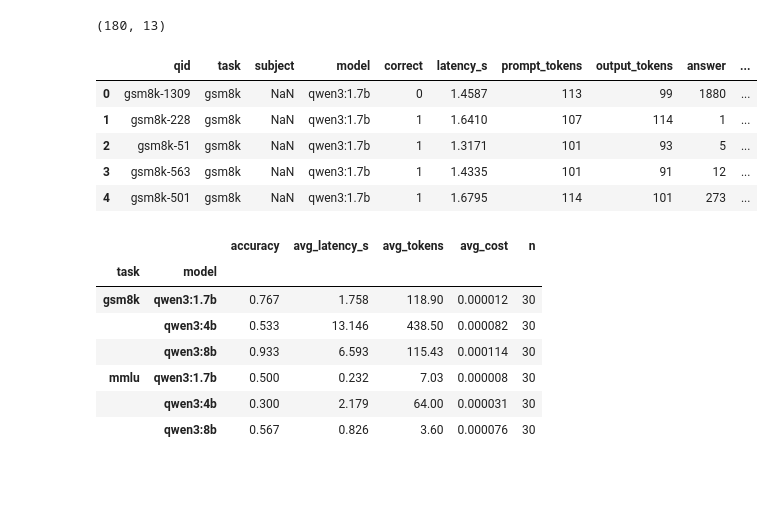
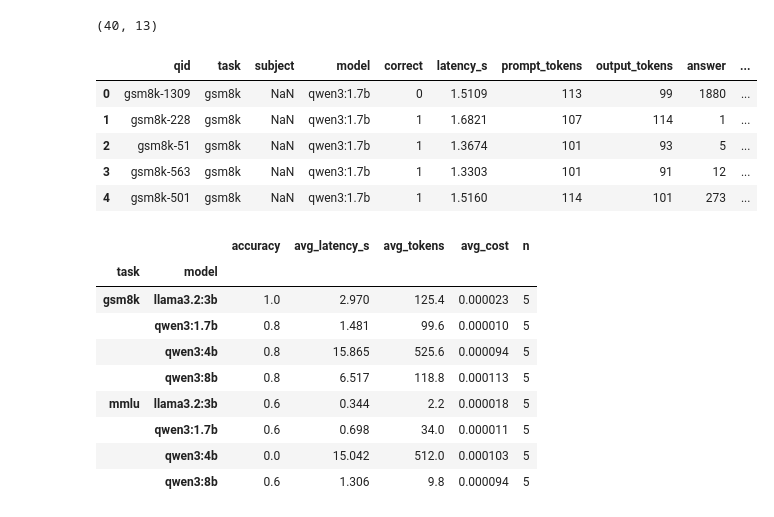
Before and after one commit to mihaighise/llm-based-rl-agent-router, a Jupyter notebook: analysis.ipynb, the cells around one changed output. Saved outputs shown, nothing was run; the diff lists cells and outputs as text; code cells hidden in the pictures; blank space fills up the shorter version.

```diff
--- a/analysis.ipynb
+++ b/analysis.ipynb
@@ -1,27 +1,27 @@
 # %%
 import pandas as pd
 import matplotlib.pyplot as plt
 
 # Load data and add cost per prompt
 
-MODELS = ["qwen3:1.7b", "qwen3:4b", "qwen3:8b"]   # small → large
+MODELS = ["qwen3:1.7b", "llama3.2:3b", "qwen3:4b", "qwen3:8b"]   # small → large
 
 # Simulated price in $ per 1M tokens, scaled by model size
-PRICE = {"qwen3:1.7b": 0.05, "qwen3:4b": 0.15, "qwen3:8b": 0.50}
+PRICE = {"qwen3:1.7b": 0.05, "llama3.2:3b": 0.10, "qwen3:4b": 0.15, "qwen3:8b": 0.50}
 
-df = pd.read_csv("results/benchmark.csv")   # switch to benchmark.csv later
+df = pd.read_csv("results/benchmark_quick.csv")   # switch to benchmark.csv later
 df["cost"] = (df["prompt_tokens"] + df["output_tokens"]) * df["model"].map(PRICE) / 1e6
 
 print(df.shape)
 df.head()
 # %% [output]
-(180, 13)
+(40, 13)
 |  | qid | task | subject | model | correct | latency_s | prompt_tokens | output_tokens | answer | ... |
-| 0 | gsm8k-1309 | gsm8k | NaN | qwen3:1.7b | 0 | 1.4587 | 113 | 99 | 1880 | ... |
-| 1 | gsm8k-228 | gsm8k | NaN | qwen3:1.7b | 1 | 1.6410 | 107 | 114 | 1 | ... |
-| 2 | gsm8k-51 | gsm8k | NaN | qwen3:1.7b | 1 | 1.3171 | 101 | 93 | 5 | ... |
-| 3 | gsm8k-563 | gsm8k | NaN | qwen3:1.7b | 1 | 1.4335 | 101 | 91 | 12 | ... |
-| 4 | gsm8k-501 | gsm8k | NaN | qwen3:1.7b | 1 | 1.6795 | 114 | 101 | 273 | ... |
+| 0 | gsm8k-1309 | gsm8k | NaN | qwen3:1.7b | 0 | 1.5109 | 113 | 99 | 1880 | ... |
+| 1 | gsm8k-228 | gsm8k | NaN | qwen3:1.7b | 1 | 1.6821 | 107 | 114 | 1 | ... |
+| 2 | gsm8k-51 | gsm8k | NaN | qwen3:1.7b | 1 | 1.3674 | 101 | 93 | 5 | ... |
+| 3 | gsm8k-563 | gsm8k | NaN | qwen3:1.7b | 1 | 1.3303 | 101 | 91 | 12 | ... |
+| 4 | gsm8k-501 | gsm8k | NaN | qwen3:1.7b | 1 | 1.5160 | 114 | 101 | 273 | ... |
 # %%
 # Summary per task and model
 df.groupby(["task", "model"]).agg(
@@ -34,12 +34,14 @@ df.groupby(["task", "model"]).agg(
 # %% [output]
 |  |  | accuracy | avg_latency_s | avg_tokens | avg_cost | n |
 | task | model |  |  |  |  |  |
-| gsm8k | qwen3:1.7b | 0.767 | 1.758 | 118.90 | 0.000012 | 30 |
-|  | qwen3:4b | 0.533 | 13.146 | 438.50 | 0.000082 | 30 |
-|  | qwen3:8b | 0.933 | 6.593 | 115.43 | 0.000114 | 30 |
-| mmlu | qwen3:1.7b | 0.500 | 0.232 | 7.03 | 0.000008 | 30 |
-|  | qwen3:4b | 0.300 | 2.179 | 64.00 | 0.000031 | 30 |
-|  | qwen3:8b | 0.567 | 0.826 | 3.60 | 0.000076 | 30 |
+| gsm8k | llama3.2:3b | 1.0 | 2.970 | 125.4 | 0.000023 | 5 |
+|  | qwen3:1.7b | 0.8 | 1.481 | 99.6 | 0.000010 | 5 |
+|  | qwen3:4b | 0.8 | 15.865 | 525.6 | 0.000094 | 5 |
+|  | qwen3:8b | 0.8 | 6.517 | 118.8 | 0.000113 | 5 |
+| mmlu | llama3.2:3b | 0.6 | 0.344 | 2.2 | 0.000018 | 5 |
+|  | qwen3:1.7b | 0.6 | 0.698 | 34.0 | 0.000011 | 5 |
+|  | qwen3:4b | 0.0 | 15.042 | 512.0 | 0.000103 | 5 |
+|  | qwen3:8b | 0.6 | 1.306 | 9.8 | 0.000094 | 5 |
 # %%
 # Did any model leak <think> text?
 # if "had_think" in df.columns:
```
Also changed, not shown: parts of 9 cells of this notebook, 4 other files.
